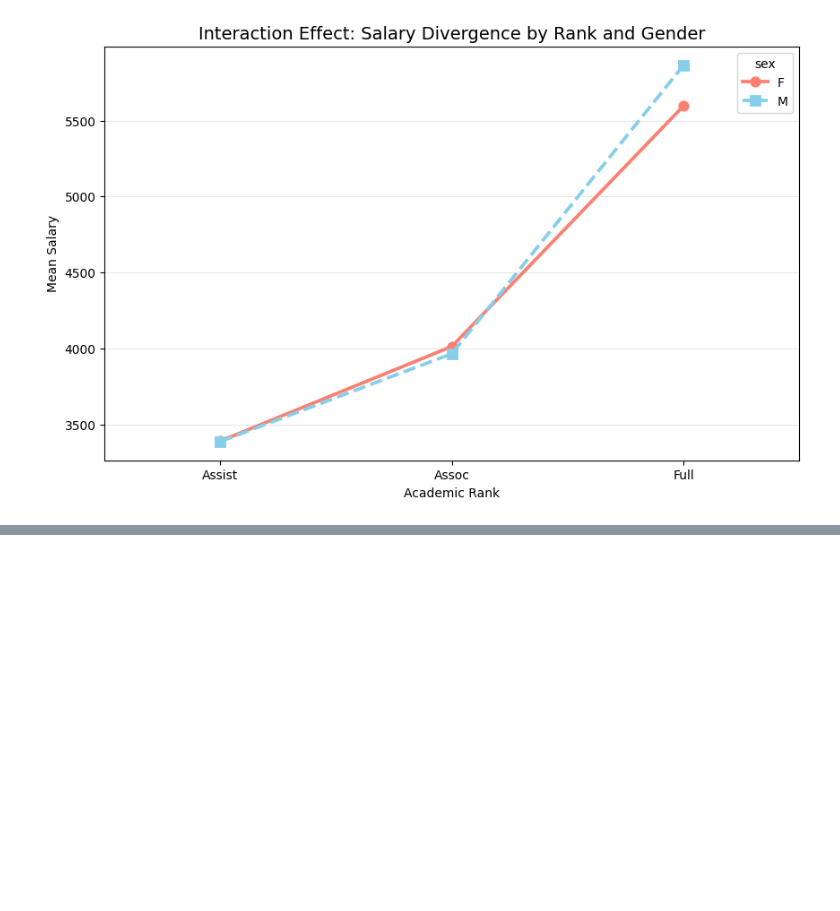
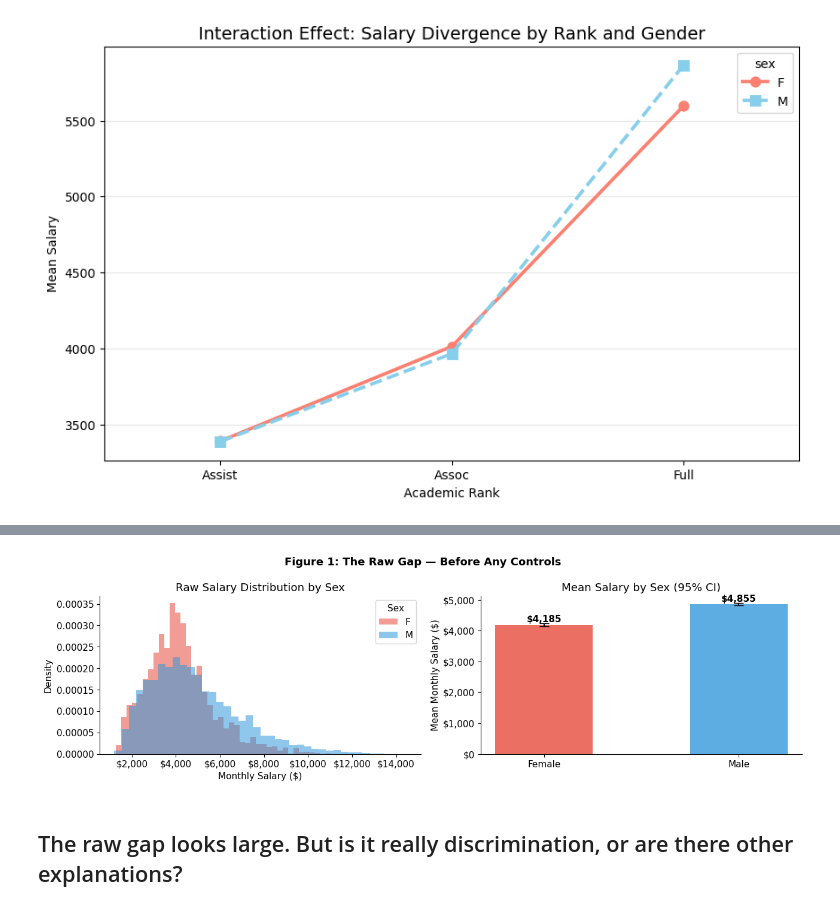
Before and after one commit to Jaiycex/Data557_Project_StoryTeam, a Jupyter notebook: Istanbul_IDS.ipynb, the cells around one changed output, grey strips where cells are left out. Cells and saved outputs as stored; diff of their text form; code cells hidden in the pictures; blank space fills up the shorter version.

```diff
--- a/Istanbul_IDS.ipynb
+++ b/Istanbul_IDS.ipynb
@@ -1030,0 +1443,29 @@ plt.show()
+# %%
+# ── Figure 1: Raw salary distributions ────────────────────────────────────────
+fig, axes = plt.subplots(1, 2, figsize=(13, 4))
+
+for sex, grp in df_clean.groupby('sex', observed=True):
+    axes[0].hist(grp['salary'], bins=40, alpha=0.55, color=COLORS[sex], label=sex, density=True)
+axes[0].set_title('Raw Salary Distribution by Sex')
+axes[0].set_xlabel('Monthly Salary ($)')
+axes[0].set_ylabel('Density')
+axes[0].legend(title='Sex')
+axes[0].xaxis.set_major_formatter(mticker.FuncFormatter(lambda x,_: f'${x:,.0f}'))
+
+means = df_clean.groupby('sex', observed=True)['salary'].mean()
+sems  = df_clean.groupby('sex', observed=True)['salary'].sem()
+axes[1].bar(['Female','Male'], means.values, yerr=1.96*sems.values,
+            color=['#e74c3c','#3498db'], alpha=0.8, capsize=6, width=0.5)
+axes[1].set_title('Mean Salary by Sex (95% CI)')
+axes[1].set_ylabel('Mean Monthly Salary ($)')
+axes[1].yaxis.set_major_formatter(mticker.FuncFormatter(lambda x,_: f'${x:,.0f}'))
+for i, (v, s) in enumerate(zip(means.values, sems.values)):
+    axes[1].text(i, v + 1.96*s + 50, f'${v:,.0f}', ha='center', fontweight='bold')
+
+plt.suptitle('Figure 1: The Raw Gap — Before Any Controls', fontsize=13, fontweight='bold')
+plt.tight_layout()
+plt.show()
+# %% [output]
+[figure, added]
+# %% [markdown]
+## The raw gap looks large. But is it really discrimination, or are there other explanations?
```
Also changed, not shown: parts of 35 cells of this notebook.
